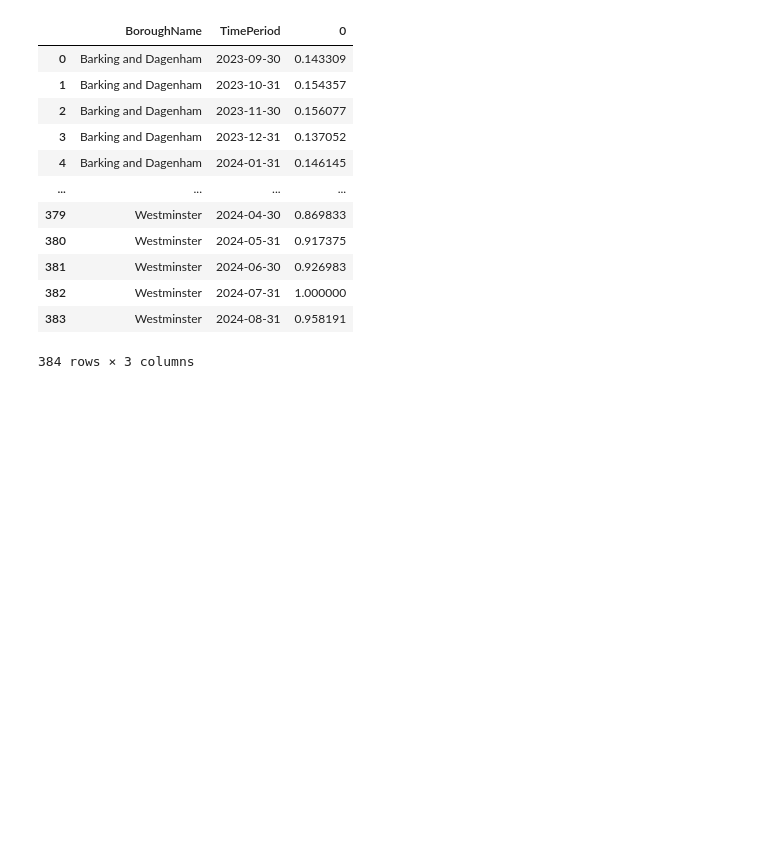
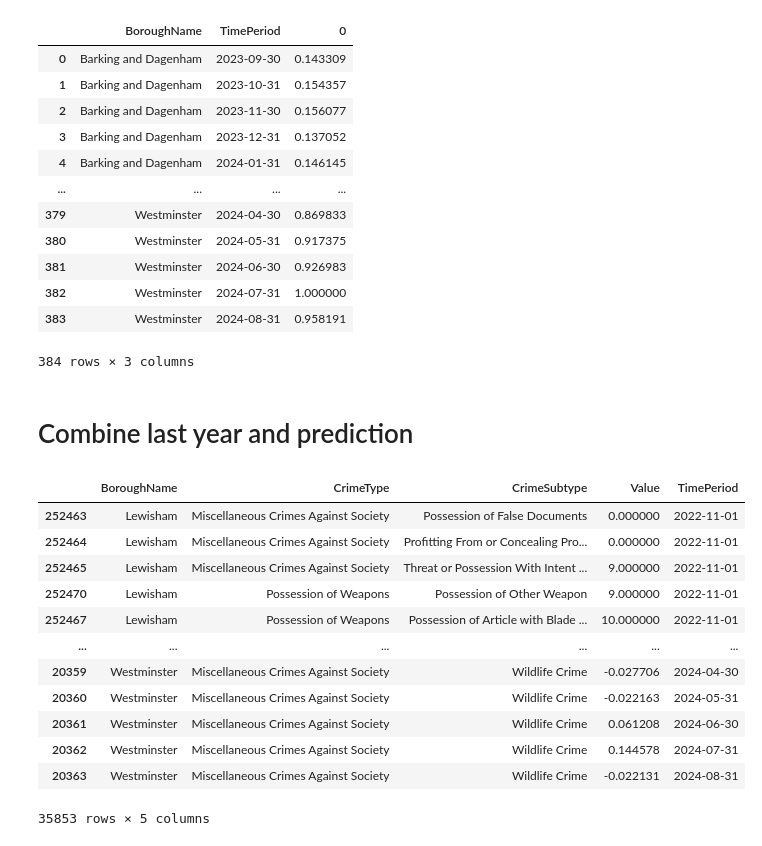
Before and after one commit to mlsystemdesignproject/neighbourhood-safety-prediction, a Jupyter notebook: notebooks/roman_3_model_exponential.ipynb, the cells around one changed output. Cells and saved outputs as stored; diff of their text form; code cells hidden in the pictures; blank space fills up the shorter version.

```diff
--- a/notebooks/roman_3_model_exponential.ipynb
+++ b/notebooks/roman_3_model_exponential.ipynb
@@ -269,4 +278,29 @@ rating_scaled.columns = ["BoroughName", "TimePeriod", "pred"]
 rating_scaled["CrimeSubtype"] = "Rating"
 # %%
 df_result = pd.concat([df_pred, rating_scaled])
+# %% [markdown]
+# Combine last year and prediction
+# %%
+current_date = datetime.now()
+last_year_start = datetime(current_date.year-1, current_date.month, 1)
+# %%
+df_last_year = df_timeseries[df_timeseries.TimePeriod >= last_year_start ]
+# %%
+df_result = pd.concat([df_last_year, df_pred])
+# %%
+df_result
+# %% [output]
+|  | BoroughName | CrimeType | CrimeSubtype | Value | TimePeriod |
+| 252463 | Lewisham | Miscellaneous Crimes Against Society | Possession of False Documents | 0.000000 | 2022-11-01 |
+| 252464 | Lewisham | Miscellaneous Crimes Against Society | Profitting From or Concealing Pro... | 0.000000 | 2022-11-01 |
+| 252465 | Lewisham | Miscellaneous Crimes Against Society | Threat or Possession With Intent ... | 9.000000 | 2022-11-01 |
+| 252470 | Lewisham | Possession of Weapons | Possession of Other Weapon | 9.000000 | 2022-11-01 |
+| 252467 | Lewisham | Possession of Weapons | Possession of Article with Blade ... | 10.000000 | 2022-11-01 |
+| ... | ... | ... | ... | ... | ... |
+| 20359 | Westminster | Miscellaneous Crimes Against Society | Wildlife Crime | -0.027706 | 2024-04-30 |
+| 20360 | Westminster | Miscellaneous Crimes Against Society | Wildlife Crime | -0.022163 | 2024-05-31 |
+| 20361 | Westminster | Miscellaneous Crimes Against Society | Wildlife Crime | 0.061208 | 2024-06-30 |
+| 20362 | Westminster | Miscellaneous Crimes Against Society | Wildlife Crime | 0.144578 | 2024-07-31 |
+| 20363 | Westminster | Miscellaneous Crimes Against Society | Wildlife Crime | -0.022131 | 2024-08-31 |
+35853 rows × 5 columns
 # %%
```
Also changed, not shown: parts of 10 cells of this notebook, 3 other files.
